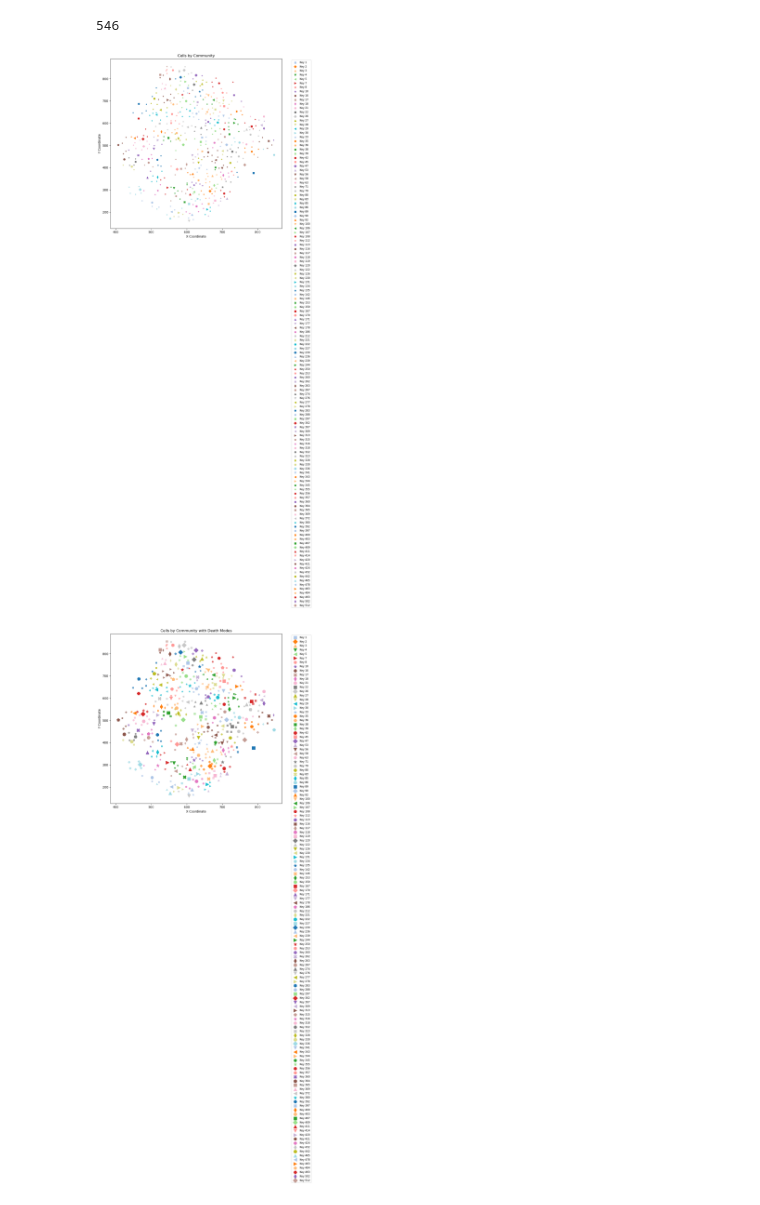
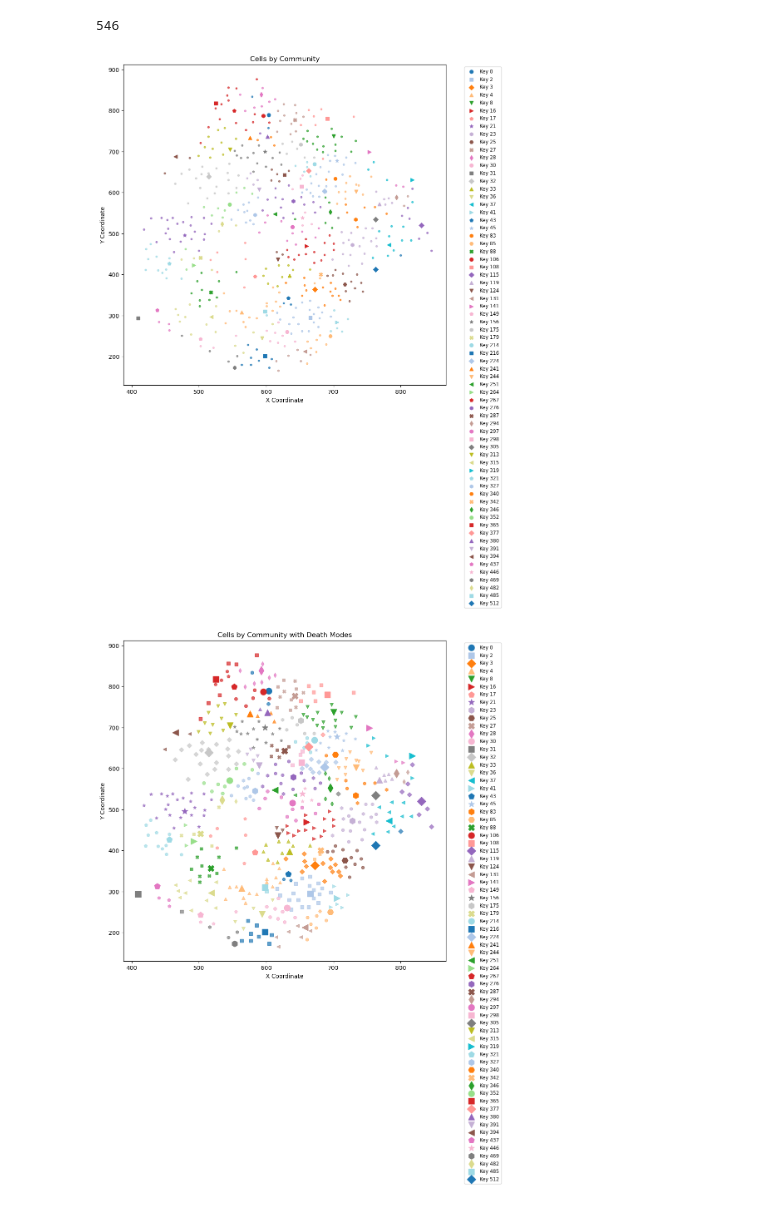
Before and after one commit to esraan/CellDeathSpreading, a Jupyter notebook: notebooks/Exp4.ipynb, the cells around one changed output. Saved outputs shown, nothing was run; the diff lists cells and outputs as text; code cells hidden in the pictures.

Commit message:
community based

```diff
--- a/notebooks/Exp4.ipynb
+++ b/notebooks/Exp4.ipynb
@@ -28,6 +28,8 @@ meta_data_extract_exp_names= pd.read_csv(meta_data_file_full_path)
 exp_names = meta_data_extract_exp_names.iloc[:,1]
 group_data = {}
 for idx in range(1,len(exp_names)):
+    if 'mix' not in exp_names[idx]:
+        continue
     # if not all(meta_data_extract_exp_names[meta_data_extract_exp_names['File Name'] == exp_names[idx]]["DeathMode"] == 'Apoptosis'):
     #     continue
     # if 'nec' in exp_names[idx] or 'apop' in exp_names[idx] or 'out' in exp_names[idx] or 'skt' in exp_names[idx].lower():# or 'zvad_fullmedia_puredeath3_sytox_based' in exp_names[idx]:
@@ -51,7 +53,7 @@ for idx in range(1,len(exp_names)):
                         neighbors_level=3,
                         )# meta_data_extract_exp_names[meta_data_extract_exp_names['File Name']==exp_names[idx]]["Mode"].values[0])
     tod_pairs_1 = de_qu.get_org_deltaTOD_neighbors_pairs()
-    community,set_x = de_qu.find_commonities(level=1)
+    community,set_x = de_qu.find_commonities(level=2)
     tod_pairs_2 = de_qu.get_TOD_from_nucleator(level=1)
     break
 # %% [output]
@@ -98,32 +100,32 @@ len(csv_file[['death_time']].values)
 # %%
 import matplotlib.pyplot as plt
 
 # Define markers for keys
 markers = ['o', 's', 'D', '^', 'v', '<', '>', 'p', '*', 'h', 'H', 'X', 'd']
 colors = plt.cm.tab20.colors  # Use a colormap for colors
 
 plt.figure(figsize=(10, 10))
 
 for i, (key, value) in enumerate(community.items()):
     if value.size == 0:
         continue  # Skip empty communities
     marker = markers[i % len(markers)]  # Cycle through markers
     color = colors[i % len(colors)]  # Cycle through colors
 
     # Plot the key with a different shape
     plt.scatter(de_qu.cells_xy[key, 0], de_qu.cells_xy[key, 1], color=color, marker=marker, label=f'Key {key}')
 
     # Plot the values in the community with the same color
     plt.scatter(de_qu.cells_xy[value, 0], de_qu.cells_xy[value, 1], color=color, marker='.', alpha=0.7)
 
 plt.xlabel('X Coordinate')
 plt.ylabel('Y Coordinate')
 plt.title('Cells by Community')
 plt.legend(loc='best', bbox_to_anchor=(1.05, 1), fontsize='small')
-plt.tight_layout()
+# plt.tight_layout()
 plt.show()
 # %% [output]
-[figure, old version]
+[figure, new version]
 # %%
 plt.figure(figsize=(10, 10))
 
@@ -156,7 +158,7 @@ plt.legend(loc='best', bbox_to_anchor=(1.05, 1), fontsize='small')
 # plt.tight_layout()
 plt.show()
 # %% [output]
-[figure, old version]
+[figure, new version]
 # %%
 # Define a dictionary mapping death modes to colors
 death_mode_colors = {
```
Also changed, not shown: parts of 2 cells of this notebook, 9 other files.
